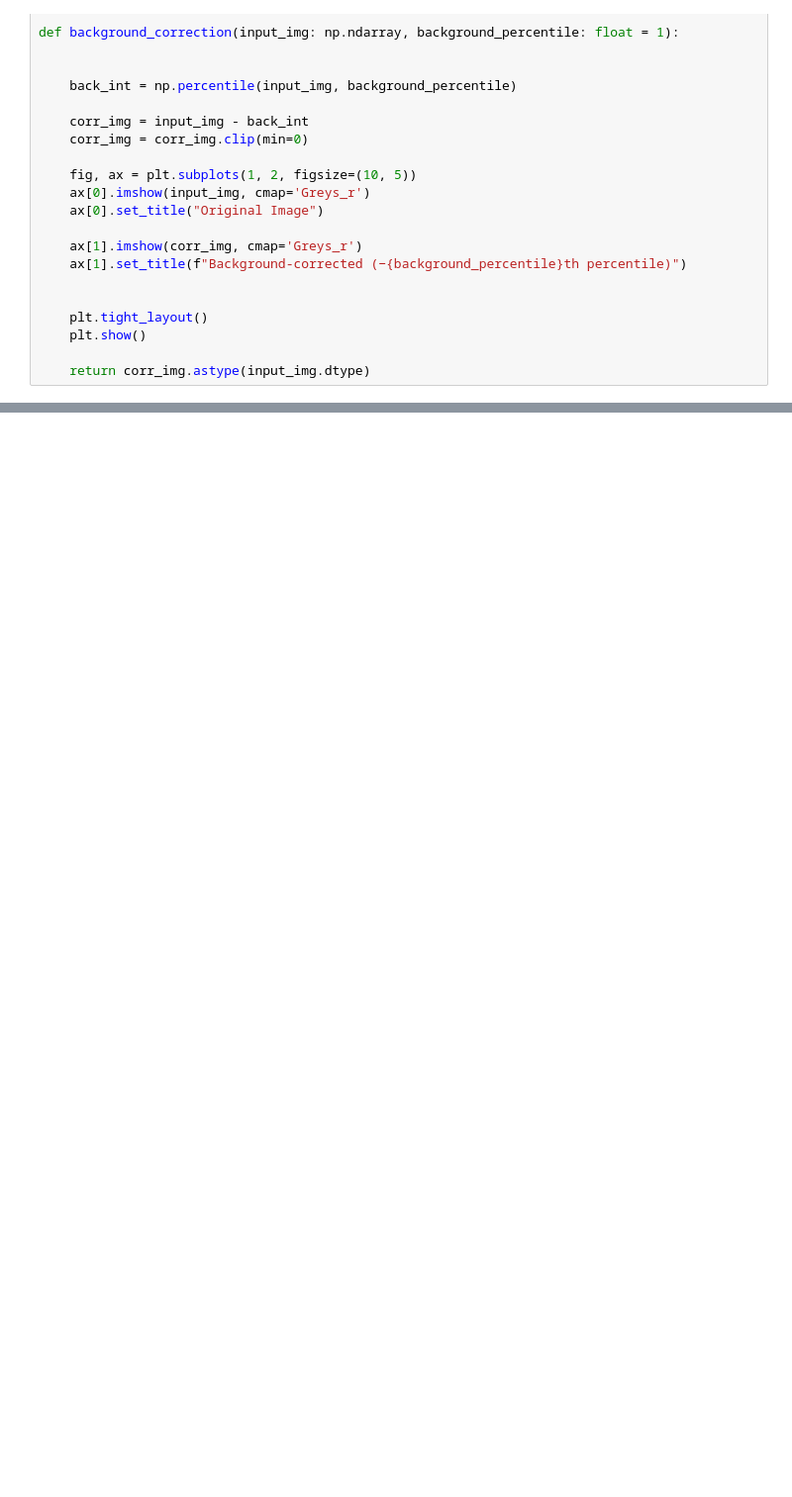
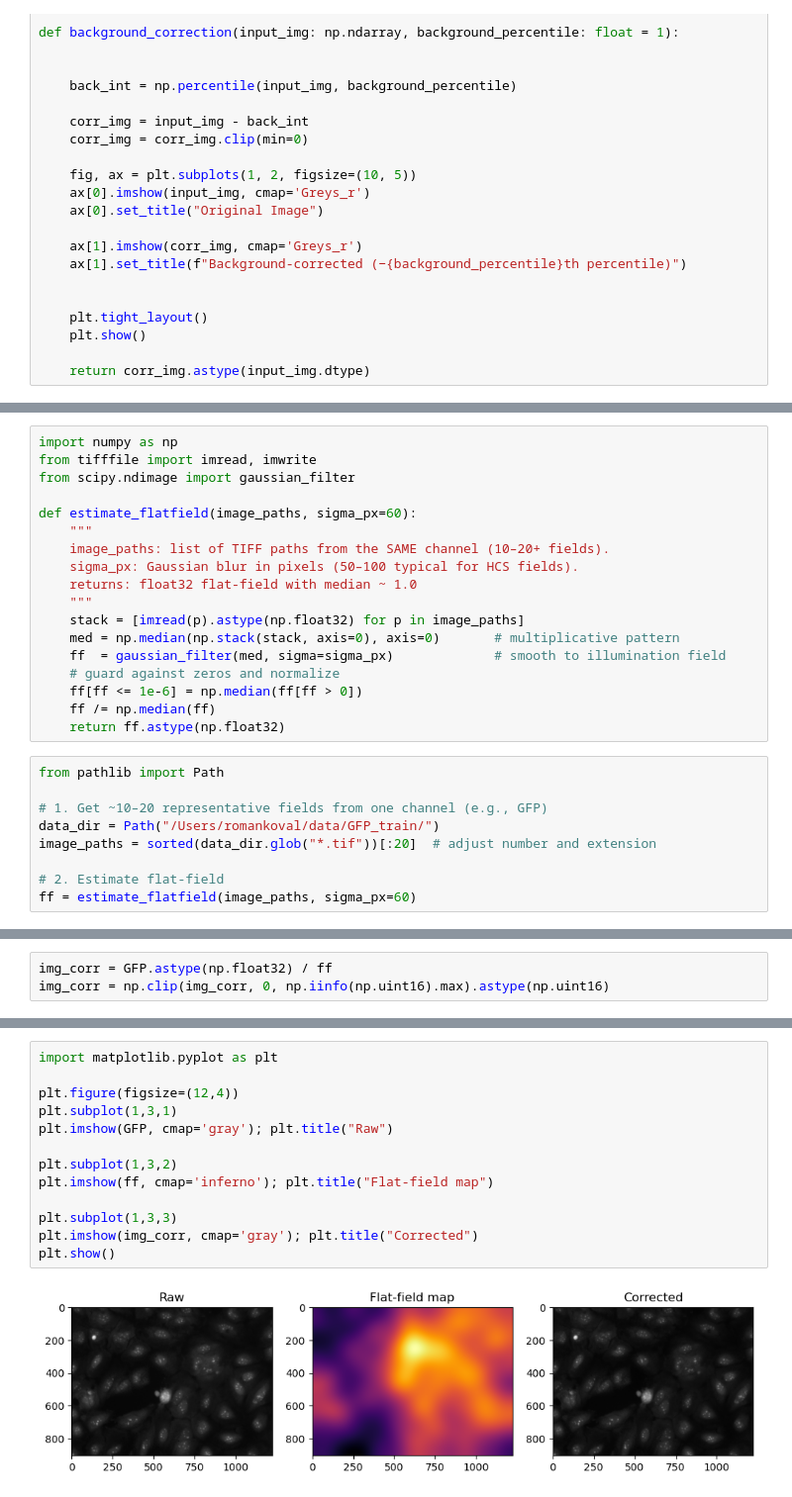
Before and after one commit to drBat1998/BioInUA_2025_img_analysis, a Jupyter notebook: course_data/playground.ipynb, the cells around one changed output, grey strips where cells are left out. Shown: that part at 99% size. Saved outputs shown, nothing was run; the diff lists cells and outputs as text; blank space fills up the shorter version.

```diff
--- a/course_data/playground.ipynb
+++ b/course_data/playground.ipynb
@@ -218,0 +106,27 @@ corrected = basic.transform(img, flatfield, darkfield)
+# %%
+import numpy as np
+from tifffile import imread, imwrite
+from scipy.ndimage import gaussian_filter
+
+def estimate_flatfield(image_paths, sigma_px=60):
+    """
+    image_paths: list of TIFF paths from the SAME channel (10–20+ fields).
+    sigma_px: Gaussian blur in pixels (50–100 typical for HCS fields).
+    returns: float32 flat-field with median ~ 1.0
+    """
+    stack = [imread(p).astype(np.float32) for p in image_paths]
+    med = np.median(np.stack(stack, axis=0), axis=0)       # multiplicative pattern
+    ff  = gaussian_filter(med, sigma=sigma_px)             # smooth to illumination field
+    # guard against zeros and normalize
+    ff[ff <= 1e-6] = np.median(ff[ff > 0])
+    ff /= np.median(ff)
+    return ff.astype(np.float32)
+# %%
+from pathlib import Path
+
+# 1. Get ~10–20 representative fields from one channel (e.g., GFP)
+data_dir = Path("/Users/romankoval/data/GFP_train/")
+image_paths = sorted(data_dir.glob("*.tif"))[:20]  # adjust number and extension
+
+# 2. Estimate flat-field
+ff = estimate_flatfield(image_paths, sigma_px=60)
@@ -218,0 +145,3 @@ corrected = basic.transform(img, flatfield, darkfield)
+# %%
+img_corr = GFP.astype(np.float32) / ff
+img_corr = np.clip(img_corr, 0, np.iinfo(np.uint16).max).astype(np.uint16)
@@ -218,0 +159,15 @@ corrected = basic.transform(img, flatfield, darkfield)
+# %%
+import matplotlib.pyplot as plt
+
+plt.figure(figsize=(12,4))
+plt.subplot(1,3,1)
+plt.imshow(GFP, cmap='gray'); plt.title("Raw")
+
+plt.subplot(1,3,2)
+plt.imshow(ff, cmap='inferno'); plt.title("Flat-field map")
+
+plt.subplot(1,3,3)
+plt.imshow(img_corr, cmap='gray'); plt.title("Corrected")
+plt.show()
+# %% [output]
+[figure, added]
```
Also changed, not shown: parts of 16 cells of this notebook.
